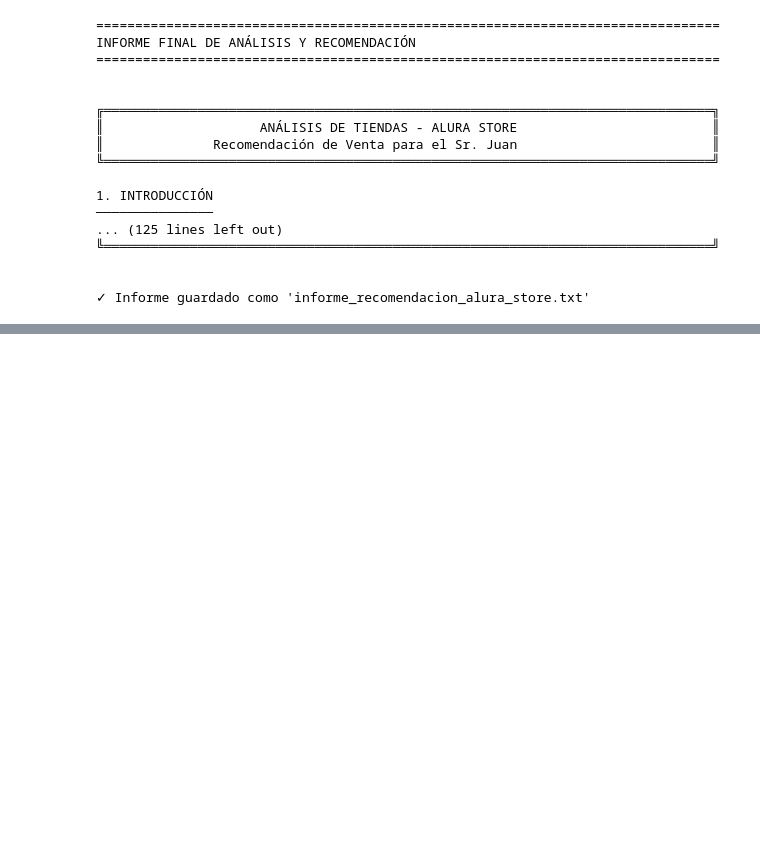
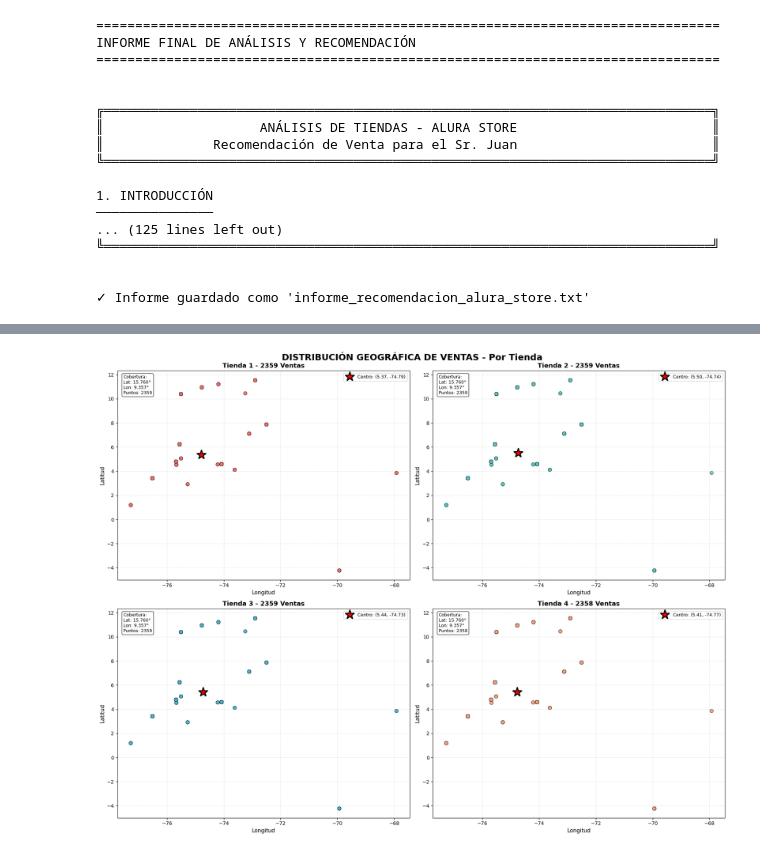
Before and after one commit to Gise46/AluraONEORACLE, a Jupyter notebook: CHALLENGE_AluraStoreLatam.ipynb, the cells around one changed output, grey strips where cells are left out. Saved outputs shown, nothing was run; the diff lists cells and outputs as text; code cells hidden in the pictures; blank space fills up the shorter version.

```diff
--- a/CHALLENGE_AluraStoreLatam.ipynb
+++ b/CHALLENGE_AluraStoreLatam.ipynb
@@ -1459,0 +1607,85 @@ INFORME FINAL DE ANÁLISIS Y RECOMENDACIÓN
+# %%
+# VISUALIZACIÓN 1: MAPAS DE DISPERSIÓN POR TIENDA
+
+
+if len(datos_geo) > 0:
+    # Determinar layout según cantidad de tiendas
+    if len(datos_geo) == 1:
+        fig, ax = plt.subplots(1, 1, figsize=(10, 8))
+        axes = [ax]
+    elif len(datos_geo) == 2:
+        fig, axes = plt.subplots(1, 2, figsize=(16, 7))
+    elif len(datos_geo) == 3:
+        fig, axes = plt.subplots(1, 3, figsize=(18, 6))
+    else:
+        fig, axes = plt.subplots(2, 2, figsize=(18, 14))
+        axes = axes.flatten()
+
+    fig.suptitle('DISTRIBUCIÓN GEOGRÁFICA DE VENTAS - Por Tienda',
+                 fontsize=18, fontweight='bold')
+
+    colores = ['#FF6B6B', '#4ECDC4', '#45B7D1', '#FFA07A']
+
+    for idx, dato in enumerate(datos_geo):
+        ax = axes[idx] if len(datos_geo) > 1 else axes[0]
+        df = dato['df']
+        col_lat = dato['col_lat']
+        col_lon = dato['col_lon']
+
+        # Convertir a numérico y limpiar
+        lat_data = pd.to_numeric(df[col_lat], errors='coerce')
+        lon_data = pd.to_numeric(df[col_lon], errors='coerce')
+
+        # Filtrar valores válidos
+        valid_mask = ~(lat_data.isna() | lon_data.isna())
+        lat_clean = lat_data[valid_mask]
+        lon_clean = lon_data[valid_mask]
+
+        # Crear scatter plot
+        scatter = ax.scatter(lon_clean, lat_clean,
+                            c=colores[idx], alpha=0.6, s=50,
+                            edgecolors='black', linewidth=0.5)
+
+        ax.set_xlabel('Longitud', fontsize=11)
+        ax.set_ylabel('Latitud', fontsize=11)
+        ax.set_title(f'Tienda {dato["tienda"]} - {len(lat_clean)} Ventas',
+                     fontsize=13, fontweight='bold')
+        ax.grid(True, alpha=0.3, linestyle='--')
+
+        # Agregar información estadística
+        centro_lat = lat_clean.mean()
+        centro_lon = lon_clean.mean()
+
+        # Marcar el centro geográfico
+        ax.plot(centro_lon, centro_lat, 'r*', markersize=20,
+                markeredgecolor='black', markeredgewidth=2,
+                label=f'Centro: ({centro_lat:.2f}, {centro_lon:.2f})')
+
+        ax.legend(fontsize=9, loc='best')
+
+        # Calcular y mostrar área de cobertura
+        lat_span = lat_clean.max() - lat_clean.min()
+        lon_span = lon_clean.max() - lon_clean.min()
+
+        info_text = f"Cobertura:\nLat: {lat_span:.3f}°\nLon: {lon_span:.3f}°\nPuntos: {len(lat_clean)}"
+        ax.text(0.02, 0.98, info_text, transform=ax.transAxes,
+                fontsize=9, verticalalignment='top',
+                bbox=dict(boxstyle='round', facecolor='white', alpha=0.8))
+
+    # Ocultar ejes no utilizados si hay menos de 4 tiendas
+    if len(datos_geo) < 4 and len(datos_geo) > 1:
+        for idx in range(len(datos_geo), len(axes)):
+            axes[idx].axis('off')
+
+    plt.tight_layout()
+    plt.show()
+
+    print("✓ Mapas de dispersión generados correctamente\n")
+else:
+    print("⚠️ No hay datos geográficos disponibles para visualizar")
+    print("   Posibles razones:")
+    print("   - Las columnas de latitud/longitud tienen nombres diferentes")
+    print("   - Los datos no contienen información geográfica")
+    print("   - Las columnas contienen valores no numéricos\n")
+# %% [output]
+[figure, added]
```
Also changed, not shown: parts of 4 cells of this notebook.
